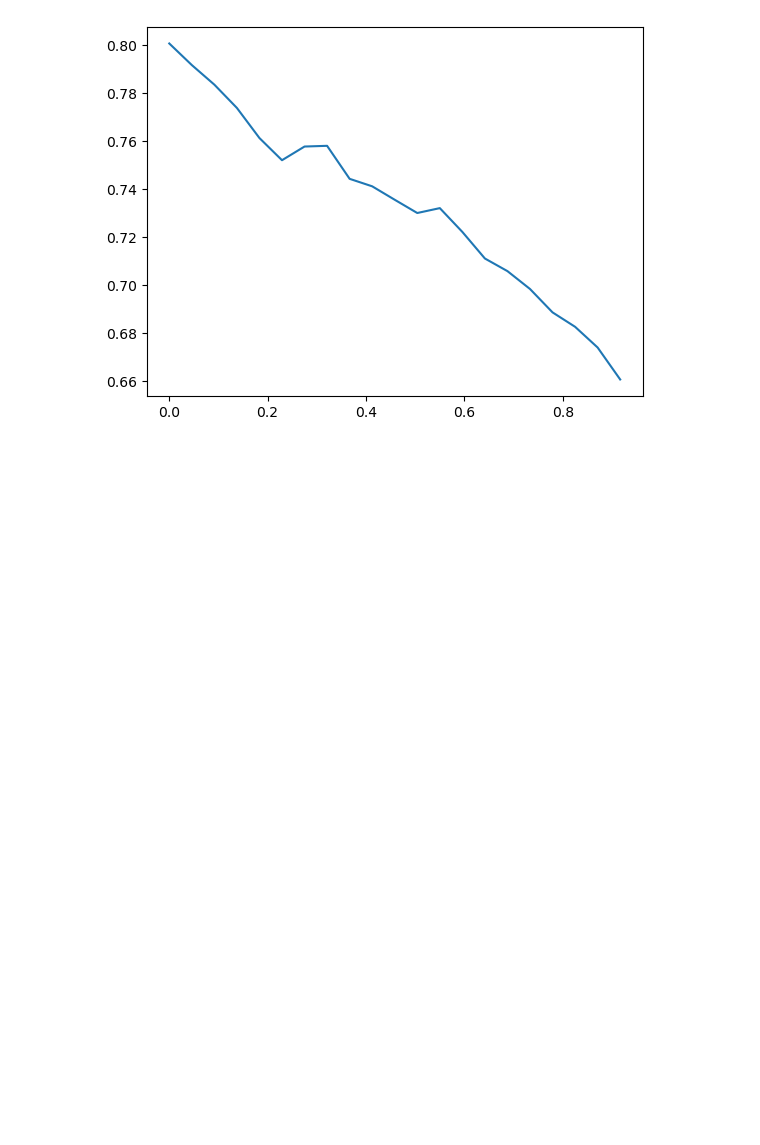
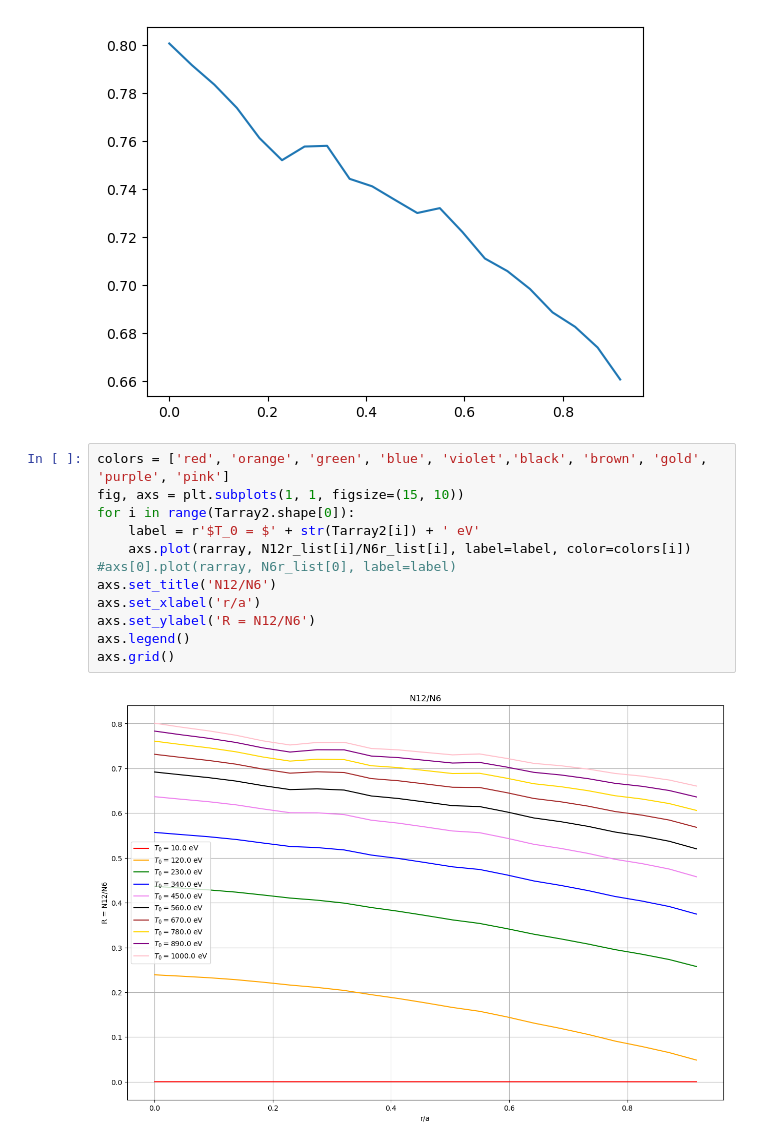
Before and after one commit to vandelij/plasma_diagnostic_hw, a Jupyter notebook: HW3.ipynb, the cells around one changed output. Saved outputs shown, nothing was run; the diff lists cells and outputs as text; blank space fills up the shorter version.

```diff
--- a/HW3.ipynb
+++ b/HW3.ipynb
@@ -514,3 +514,17 @@ plt.plot(rarray, N12r_list[-1]/N6r_list[-1], label=label)
 # %% [output]
 [<matplotlib.lines.Line2D at 0x...>]
 [figure]
+# %%
+colors = ['red', 'orange', 'green', 'blue', 'violet','black', 'brown', 'gold', 'purple', 'pink']
+fig, axs = plt.subplots(1, 1, figsize=(15, 10))
+for i in range(Tarray2.shape[0]):
+    label = r'$T_0 = $' + str(Tarray2[i]) + ' eV'
+    axs.plot(rarray, N12r_list[i]/N6r_list[i], label=label, color=colors[i])
+#axs[0].plot(rarray, N6r_list[0], label=label)
+axs.set_title('N12/N6')
+axs.set_xlabel('r/a')
+axs.set_ylabel('R = N12/N6')
+axs.legend()
+axs.grid()
+# %% [output]
+[figure, added]
```
Also changed, not shown: parts of 2 cells of this notebook.
